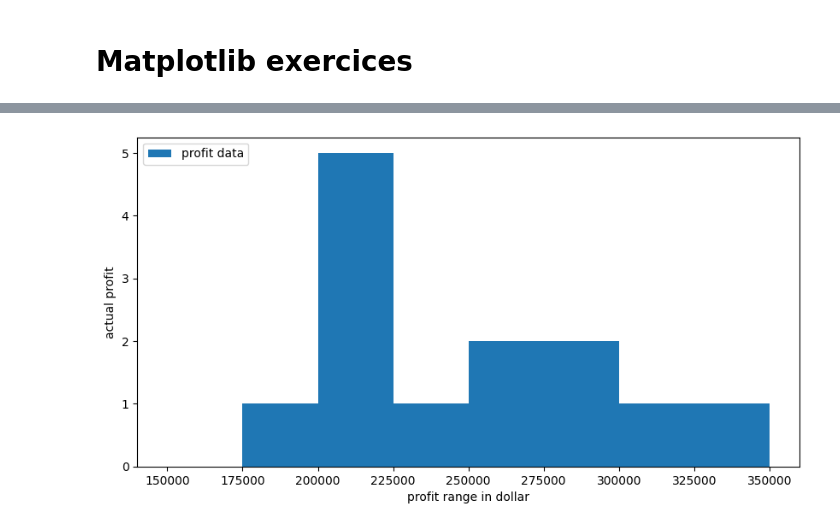
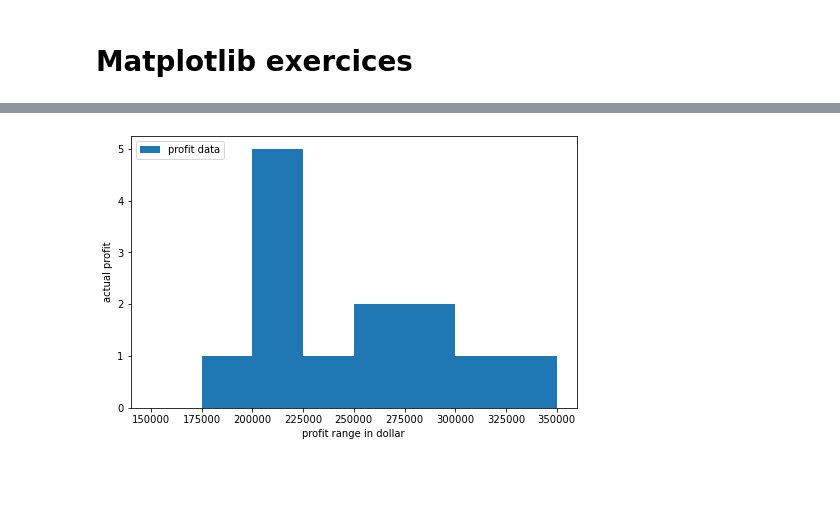
Before and after one commit to SalmaTADLAOUI/M111-Advanced-Python-and-Database-Management, a Jupyter notebook: day01/exercises/03-matplotlib_basic_assignment.ipynb, the cells around one changed output, grey strips where cells are left out. Saved outputs shown, nothing was run; the diff lists cells and outputs as text; code cells hidden in the pictures; blank space fills up the shorter version.

```diff
--- a/day01/exercises/03-matplotlib_basic_assignment.ipynb
+++ b/day01/exercises/03-matplotlib_basic_assignment.ipynb
@@ -19,12 +19,13 @@ The line plot graph should look like this.
 # %%
 import pandas as pd
 import matplotlib.pyplot as plt
-graph=pd.read_csv("../data/company_sales_data.csv")
-plt.figure(figsize=(20,6))
-axis1=graph["total_profit"]
-axis0=graph["month_number"]
+data=pd.read_csv("../data/company_sales_data.csv")
+
+
+axis1=data["total_profit"]
+axis0=data["month_number"]
 plt.plot(axis0,axis1,scalex=True)
-plt.xticks(range(1,13))
+
 plt.xlabel("Month number")
 plt.ylabel("Profit in dollar")
 plt.title("Company profit per month")
@@ -139,16 +146,15 @@ plt.savefig('plot.png')
 
 <img src="../data/Profit_data.png" alt="Profit_data" style="width: 700px;"/>
 # %%
-axis1 = graph.loc[:,'total_profit']
-plt.figure(figsize=(10,5))
+plt.figure(figsize=(8,5))
 range = [150000, 175000, 200000, 225000, 250000, 300000, 350000]
-plt.hist(axis1, range,label = 'profit data')
+plt.hist(data.total_profit, range,label = 'profit data')
 plt.legend(loc ='upper left')
 plt.xlabel('profit range in dollar')
 plt.ylabel('actual profit')
 plt.show()
 # %% [output]
-[figure, old version]
+[figure, new version]
 # %% [markdown]
 ## Exercise 8
 **Calculate total sale data for last year for each product and show it using a Pie chart**
```
Also changed, not shown: parts of 12 cells of this notebook, 3 other files.
